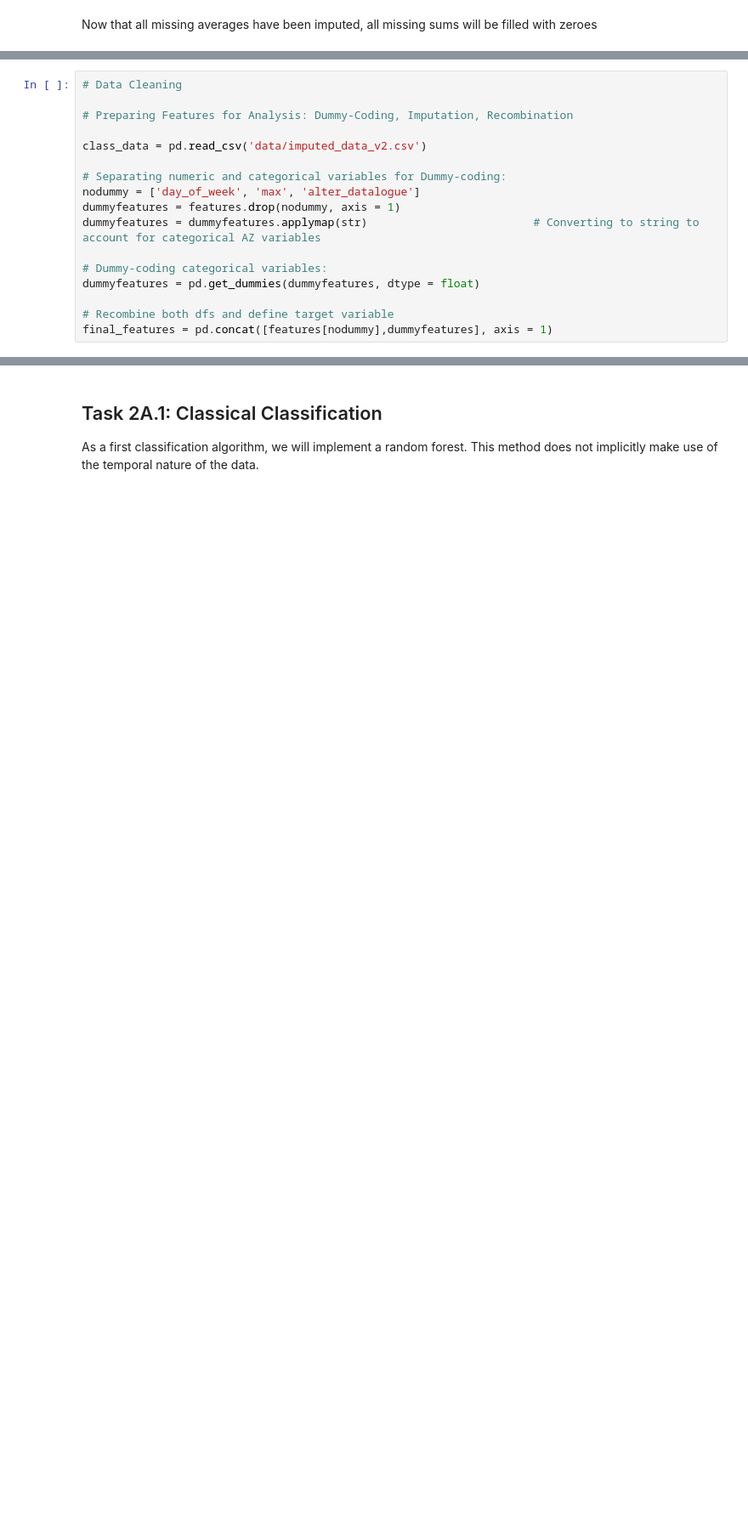
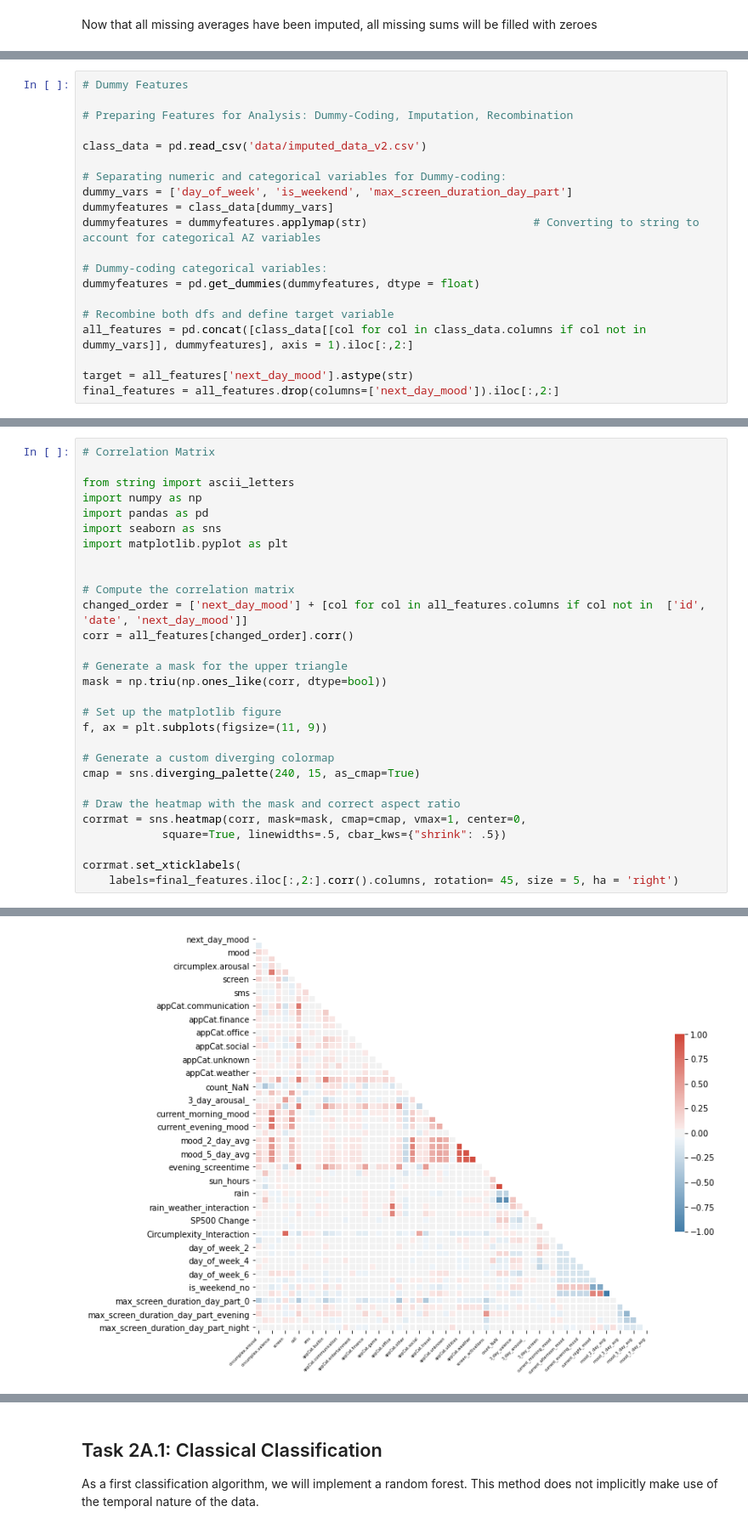
Before and after one commit to moosmiddelkoop/DMT-1, a Jupyter notebook: Assignment_1.ipynb, the cells around one changed output, grey strips where cells are left out. Shown at 85% size. Drawn from its saved outputs; the diff is of its cells as text; blank space fills up the shorter version.

Commit message:
Added Dummy Features, Feature Selection, Nested CV

```diff
--- a/Assignment_1.ipynb
+++ b/Assignment_1.ipynb
@@ -545,19 +526,22 @@ final_data_impute2.to_csv('data/imputed_data_v2.csv')
 [figure]
 [figure]
 # %%
-# Data Cleaning
+# Dummy Features
 
 # Preparing Features for Analysis: Dummy-Coding, Imputation, Recombination
 
 class_data = pd.read_csv('data/imputed_data_v2.csv')
 
 # Separating numeric and categorical variables for Dummy-coding:
-nodummy = ['day_of_week', 'max', 'alter_datalogue']
-dummyfeatures = features.drop(nodummy, axis = 1)
+dummy_vars = ['day_of_week', 'is_weekend', 'max_screen_duration_day_part']
+dummyfeatures = class_data[dummy_vars]
 dummyfeatures = dummyfeatures.applymap(str)                         # Converting to string to account for categorical AZ variables
 
 # Dummy-coding categorical variables:
 dummyfeatures = pd.get_dummies(dummyfeatures, dtype = float)
 
 # Recombine both dfs and define target variable
-final_features = pd.concat([features[nodummy],dummyfeatures], axis = 1)
+all_features = pd.concat([class_data[[col for col in class_data.columns if col not in dummy_vars]], dummyfeatures], axis = 1).iloc[:,2:]
+
+target = all_features['next_day_mood'].astype(str)
+final_features = all_features.drop(columns=['next_day_mood']).iloc[:,2:]
@@ -565,0 +548,30 @@ NameError: name 'features' is not defined
+# %%
+# Correlation Matrix
+
+from string import ascii_letters
+import numpy as np
+import pandas as pd
+import seaborn as sns
+import matplotlib.pyplot as plt
+
+
+# Compute the correlation matrix
+changed_order = ['next_day_mood'] + [col for col in all_features.columns if col not in  ['id', 'date', 'next_day_mood']]
+corr = all_features[changed_order].corr()
+
+# Generate a mask for the upper triangle
+mask = np.triu(np.ones_like(corr, dtype=bool))
+
+# Set up the matplotlib figure
+f, ax = plt.subplots(figsize=(11, 9))
+
+# Generate a custom diverging colormap
+cmap = sns.diverging_palette(240, 15, as_cmap=True)
+
+# Draw the heatmap with the mask and correct aspect ratio
+corrmat = sns.heatmap(corr, mask=mask, cmap=cmap, vmax=1, center=0,
+            square=True, linewidths=.5, cbar_kws={"shrink": .5})
+
+corrmat.set_xticklabels(
+    labels=final_features.iloc[:,2:].corr().columns, rotation= 45, size = 5, ha = 'right')
+# %% [output]
@@ -565,0 +595 @@ NameError: name 'features' is not defined
+[figure, added]
```
Also changed, not shown: parts of 15 cells of this notebook, 34 other files.
